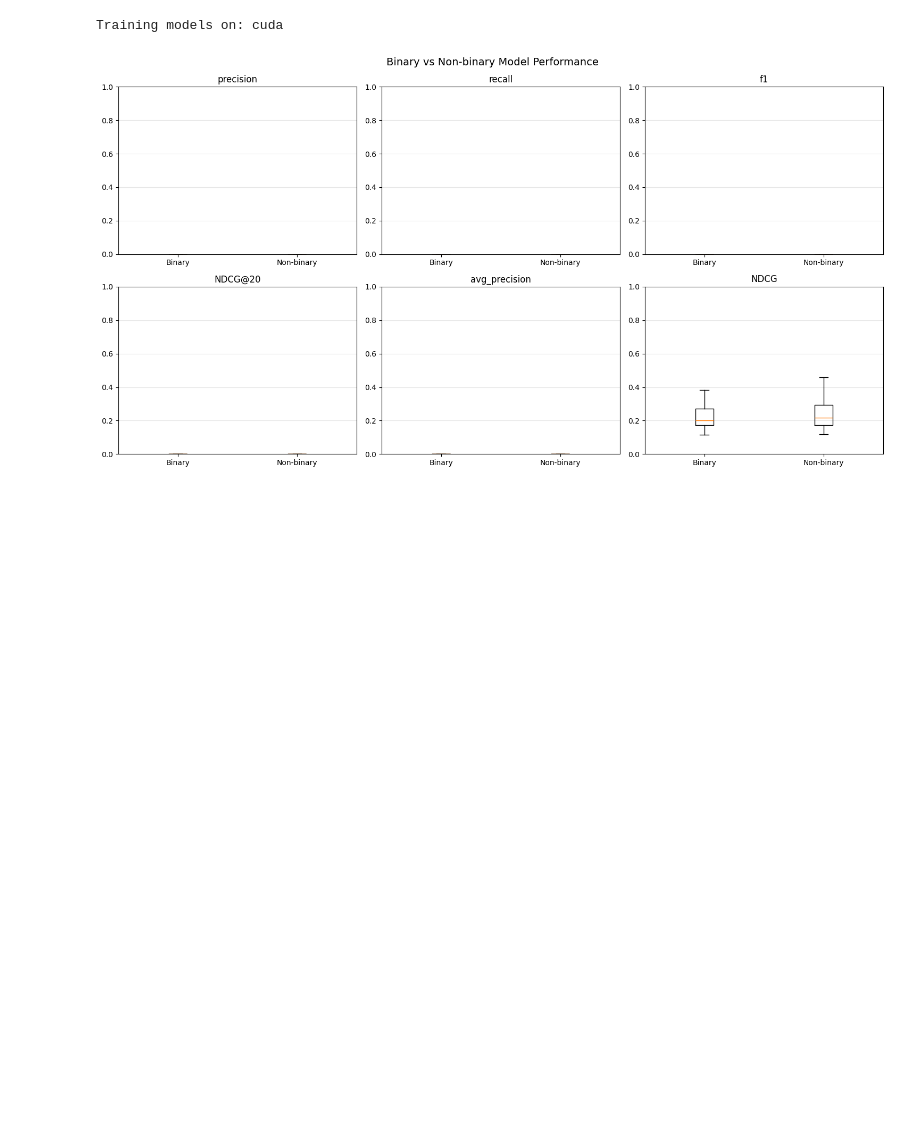
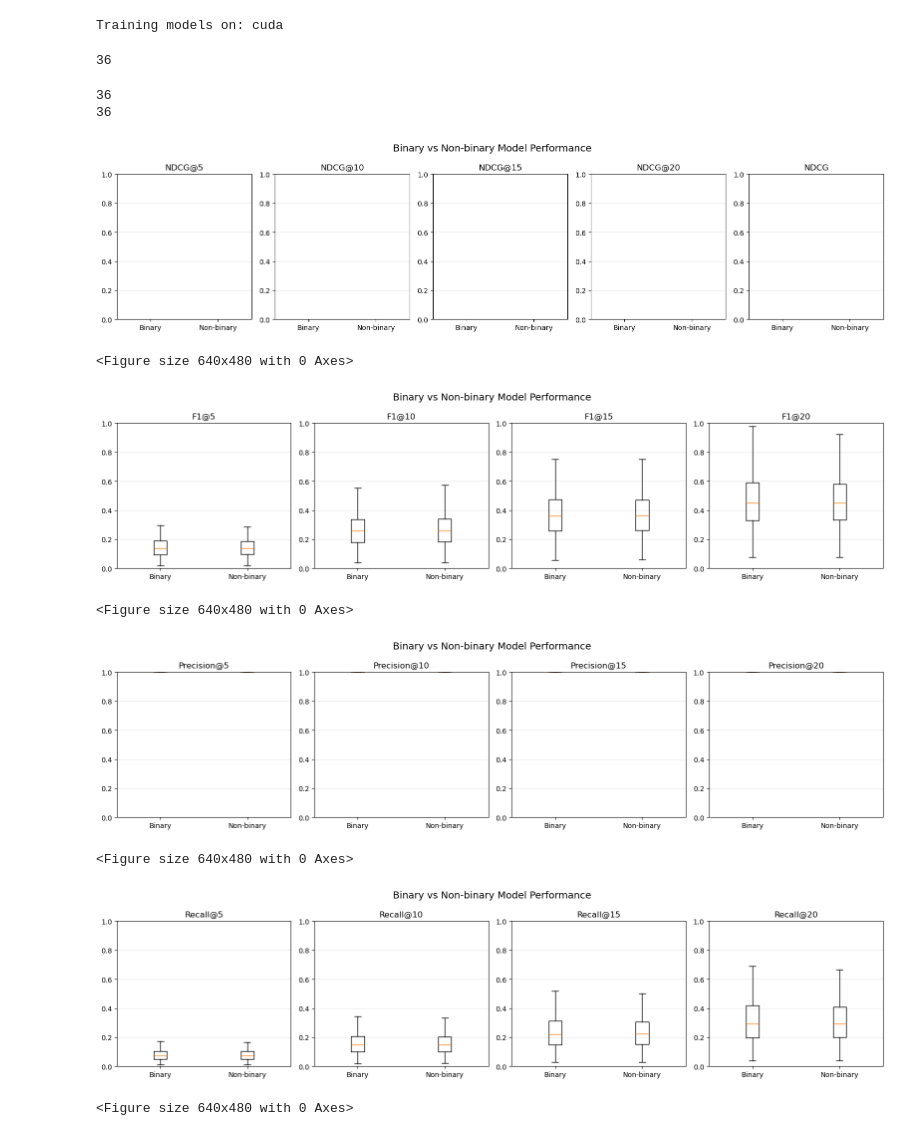
Before and after one commit to PaulusBoskabouter/TTIR, a Jupyter notebook: recommendations_and_eval.ipynb, the cells around one changed output. Drawn from its saved outputs; the diff is of its cells as text; code cells hidden in the pictures; blank space fills up the shorter version.

```diff
--- a/recommendations_and_eval.ipynb
+++ b/recommendations_and_eval.ipynb
@@ -359,16 +359,24 @@ bin_df = pd.read_csv(save_path / "bin_df.csv", index_col=False)
 nbin_df= pd.read_csv(save_path/ "nbin_df.csv", index_col=False)
 # %% [output]
 Training models on: cuda
+# %%
+bin_df = bin_df[bin_df['label'] != -1]
+nbin_df = nbin_df[nbin_df['label'] != -1]
 # %%
 bin_rankings = []
 nbin_rankings = []
+
 for u in bin_df['uid'].unique():
     temp = bin_df[bin_df['uid'] == u].sort_values('score', ascending=False)
-    if temp['interaction'].sum() > 0:
-        bin_rankings.append(temp['label'].to_list())
+    if len(temp)>= 20:
+        bin_rankings.append(temp['interaction'].to_list())
 
 for u in nbin_df['uid'].unique():
     temp = nbin_df[nbin_df['uid'] == u].sort_values('score', ascending=False)
-    if temp['interaction'].sum() > 0:
-        nbin_rankings.append(temp['label'].to_list())
+    if len(temp)>= 20:
+        nbin_rankings.append(temp['interaction'].to_list())
+# %%
+print(len(bin_rankings))
+# %% [output]
+36
 # %%
@@ -387,24 +413,20 @@ non_binary_scores = np.array(nbin_scores)
+# %%
+print(len(bin_rankings))
+print(len(nbin_rankings))
+# %% [output]
+36
+36
 # %%
-import matplotlib.pyplot as plt
-
-metrics = ["precision", "recall", "f1", "NDCG@20", "avg_precision", "NDCG"]
-
-fig, axes = plt.subplots(2, 3, figsize=(15, 8))
-axes = axes.flatten()
-
-for i, ax in enumerate(axes):
-    ax.boxplot(
-        [binary_scores[:, i], non_binary_scores[:, i]],
-        tick_labels=["Binary", "Non-binary"],
-        showfliers=False
-    )
-
-    ax.set_title(metrics[i])
-    ax.set_ylim(0, 1)
-    ax.grid(axis="y", alpha=0.3)
-
-fig.suptitle("Binary vs Non-binary Model Performance", fontsize=14)
-plt.tight_layout()
-plt.show()
+mt.plot(1, 5, np.array(bin_ndcg), np.array(nbin_ndcg), [f"NDCG@{k}" for k in ks] + ["NDCG"], "NDCG")
+mt.plot(1, 4, np.array(bin_f1), np.array(nbin_f1), [f"F1@{k}" for k in ks], "F1")
+mt.plot(1, 4, np.array(bin_precision), np.array(nbin_precision), [f"Precision@{k}" for k in ks], "p")
+mt.plot(1, 4, np.array(bin_recall), np.array(nbin_recall), [f"Recall@{k}" for k in ks], "r")
 # %% [output]
-[figure, old version]
+[figure, new version]
+<Figure size 640x480 with 0 Axes>
+[figure, added]
+<Figure size 640x480 with 0 Axes>
+[figure, added]
+<Figure size 640x480 with 0 Axes>
+[figure, added]
+<Figure size 640x480 with 0 Axes>
```
Also changed, not shown: parts of 2 cells of this notebook, 5 other files.
